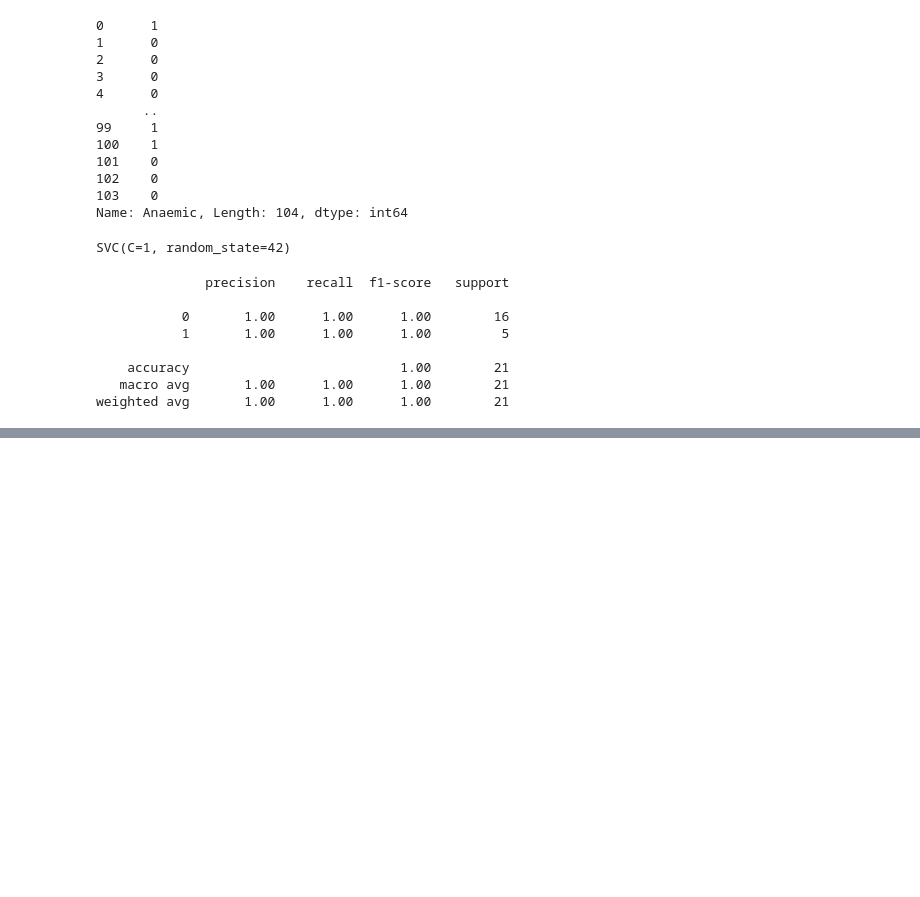
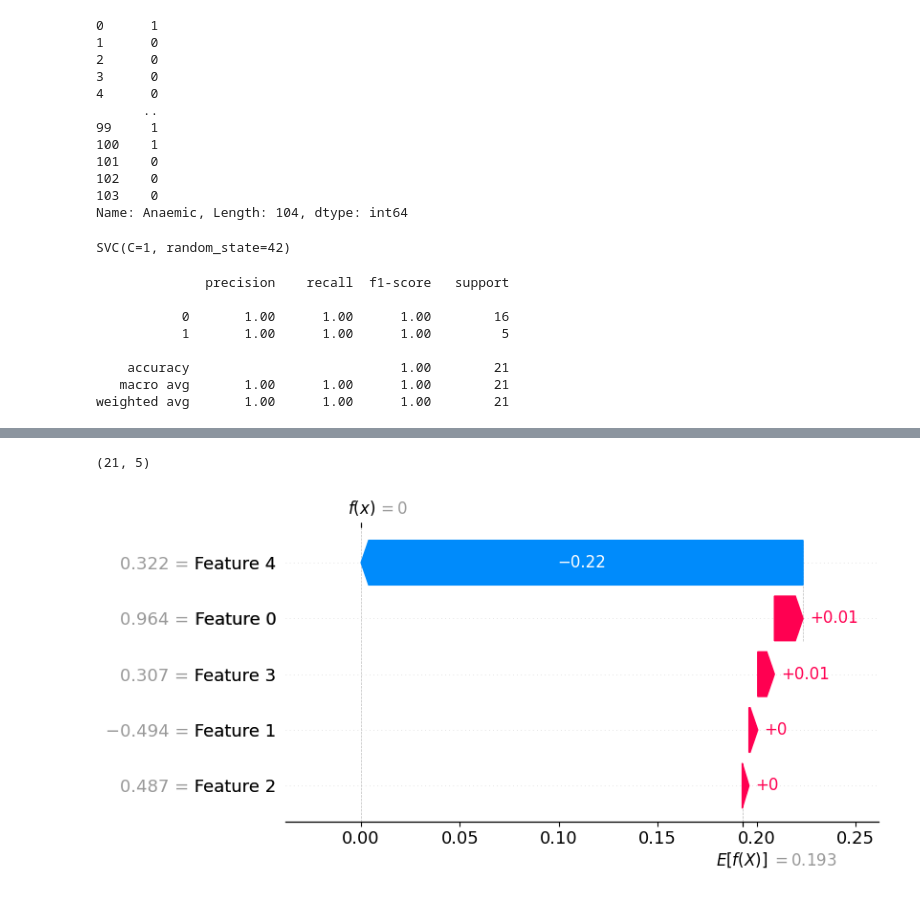
Before and after one commit to moraleseoscar/AnaemiaPredictionEDA, a Jupyter notebook: SVMModel.ipynb, the cells around one changed output, grey strips where cells are left out. Drawn from its saved outputs; the diff is of its cells as text; code cells hidden in the pictures; blank space fills up the shorter version.

```diff
--- a/SVMModel.ipynb
+++ b/SVMModel.ipynb
@@ -79,0 +88,14 @@ array([[16,  0],
+# %%
+callable_model = lambda x: svm_model.predict(x)
+explainer = shap.Explainer(callable_model, X_train_scaled)
+# %%
+shap_values = explainer(X_test_scaled)
+# %%
+shape_of_shap_values = shap_values.values.shape
+shape_of_shap_values
+# %% [output]
+(21, 5)
+# %%
+shap.plots.waterfall(shap_values[0])
+# %% [output]
+[figure, added]
```
Also changed, not shown: parts of 6 cells of this notebook, 2 other files.
